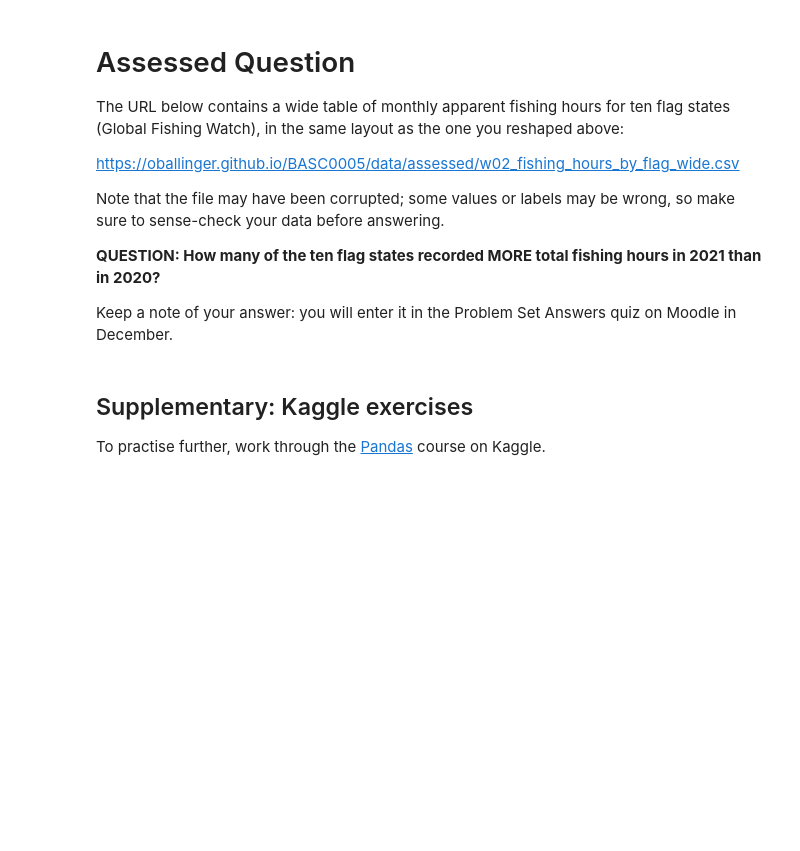
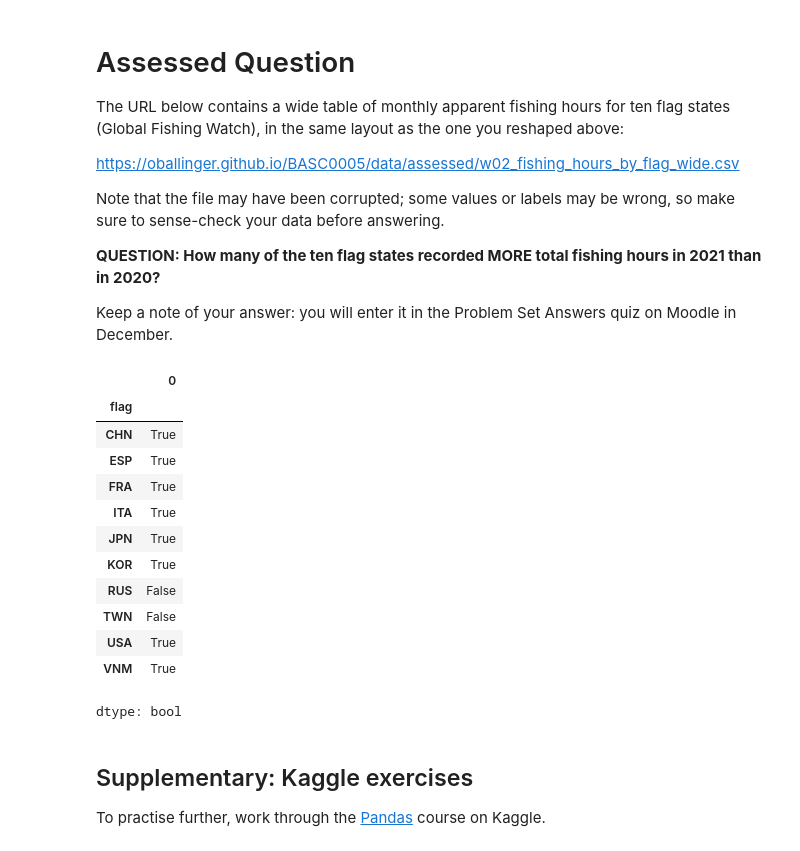
Before and after one commit to mayeuldelassus/Mayeul_del, a Jupyter notebook: notebooks/W02. Pandas.ipynb, the cells around one changed output. Cells and saved outputs as stored; diff of their text form; code cells hidden in the pictures; blank space fills up the shorter version.

```diff
--- a/notebooks/W02. Pandas.ipynb
+++ b/notebooks/W02. Pandas.ipynb
@@ -421,8 +421,46 @@ Keep a note of your answer: you will enter it in the Problem Set Answers quiz on
 # %%
 # Your code here
 import pandas as pd
 url = "https://oballinger.github.io/BASC0005/data/assessed/w02_fishing_hours_by_flag_wide.csv"
 fishing = pd.read_csv(url)
+fishing.shape
+fishing.head()
+monthly_columns = fishing.columns.drop('flag')
+fishing[monthly_columns] = fishing[monthly_columns].replace(',', '', regex=True)
+fishing[monthly_columns] = fishing[monthly_columns].astype(float)
+fishing.dtypes
+fishing_long = fishing.melt(
+    id_vars='flag',
+    var_name='month',
+    value_name='fishing_hours'
+)
+fishing_long.head()
+fishing_long['month'] = pd.to_datetime(fishing_long['month'])
+fishing_long['year'] = fishing_long['month'].dt.year
+fishing_long.head()
+fishing_filtered = fishing_long[fishing_long['year'].isin([2020, 2021])]
+fishing_totals = fishing_filtered.groupby(['flag', 'year'])['fishing_hours'].sum()
+comparison = fishing_totals.unstack()
+comparison
+comparison[2021] > comparison[2020]
+(comparison[2021] > comparison[2020]).sum()
+comparison[2021] > comparison[2020]
+
+# 8 out of 10 countries recorded more total fishing hours in 2021 than in 2022.
+# %% [output]
+|  | 0 |
+| flag |  |
+| CHN | True |
+| ESP | True |
+| FRA | True |
+| ITA | True |
+| JPN | True |
+| KOR | True |
+| RUS | False |
+| TWN | False |
+| USA | True |
+| VNM | True |
+dtype: bool
 # %% [markdown]
 ## Supplementary: Kaggle exercises
 
```
